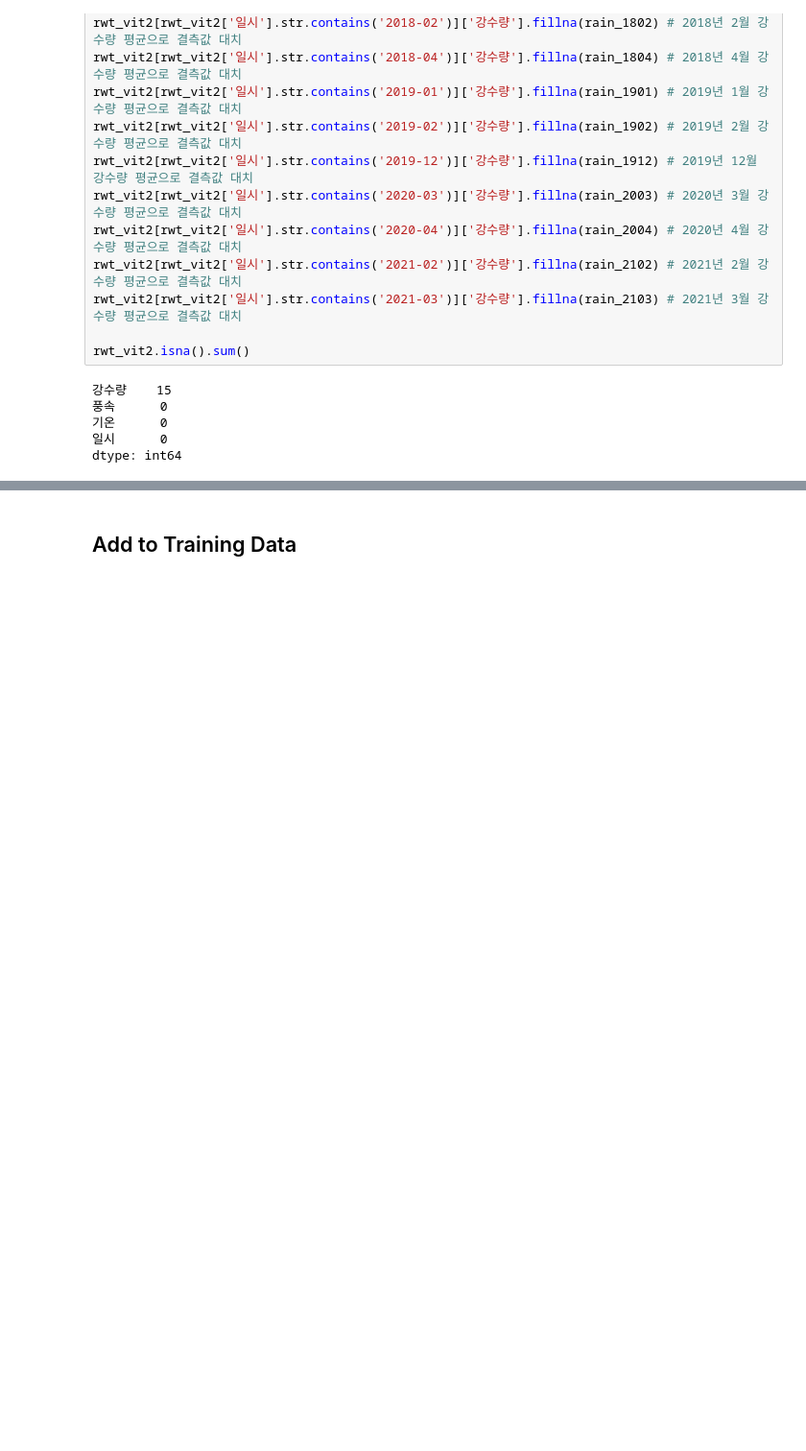
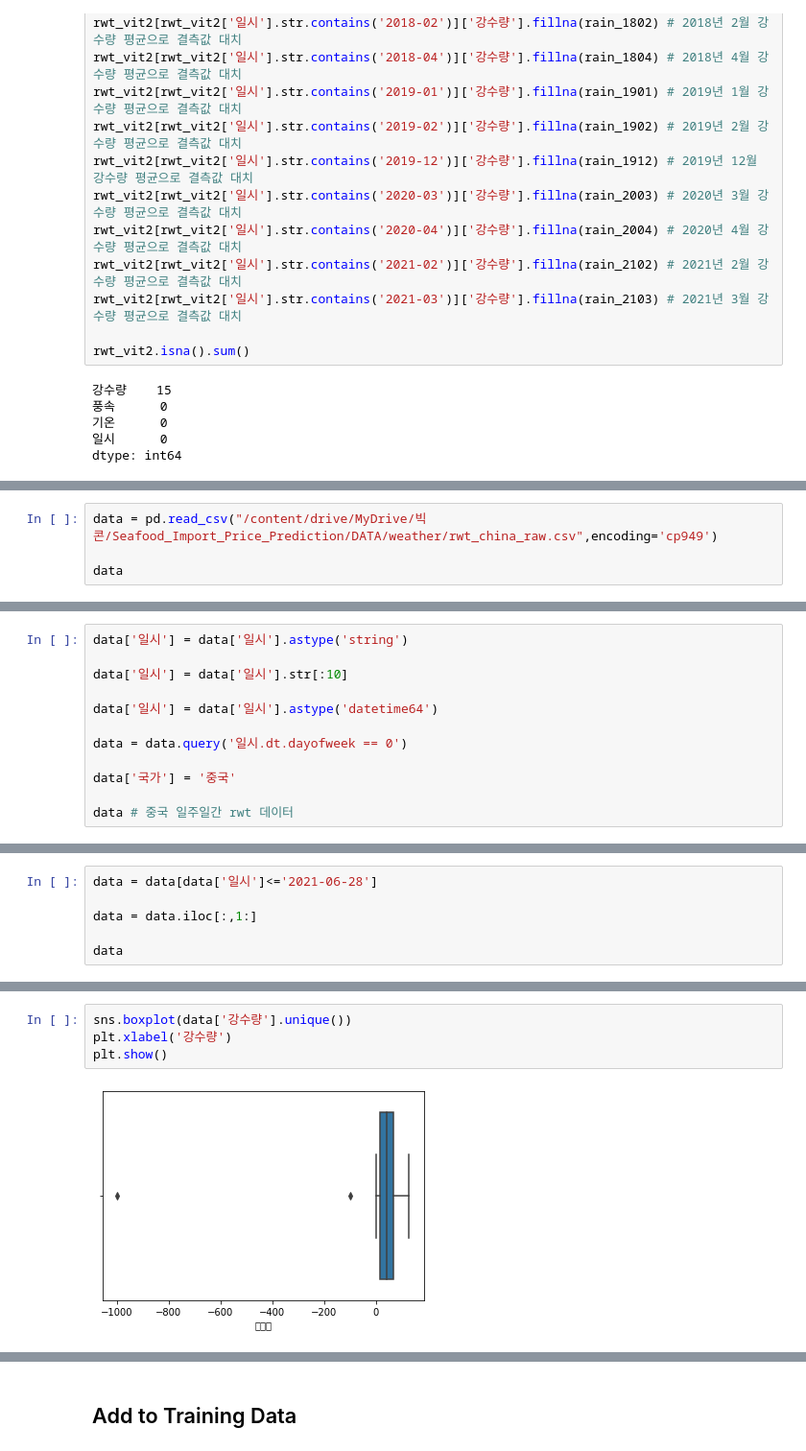
Before and after one commit to Yeony54/Project_Seafood_Import_Price_Prediction, a Jupyter notebook: Final_Preprocessing.ipynb, the cells around one changed output, grey strips where cells are left out. Shown at 96% size. Drawn from its saved outputs; the diff is of its cells as text; blank space fills up the shorter version.

```diff
--- a/Final_Preprocessing.ipynb
+++ b/Final_Preprocessing.ipynb
@@ -428,0 +533,4 @@ dtype: int64
+# %%
+data = pd.read_csv("/content/drive/MyDrive/빅콘/Seafood_Import_Price_Prediction/DATA/weather/rwt_china_raw.csv",encoding='cp949')
+
+data
@@ -428,0 +551,12 @@ dtype: int64
+# %%
+data['일시'] = data['일시'].astype('string')
+
+data['일시'] = data['일시'].str[:10]
+
+data['일시'] = data['일시'].astype('datetime64')
+
+data = data.query('일시.dt.dayofweek == 0')
+
+data['국가'] = '중국'
+
+data # 중국 일주일간 rwt 데이터
@@ -428,0 +577,6 @@ dtype: int64
+# %%
+data = data[data['일시']<='2021-06-28']
+
+data = data.iloc[:,1:]
+
+data
@@ -428,0 +597,6 @@ dtype: int64
+# %%
+sns.boxplot(data['강수량'].unique())
+plt.xlabel('강수량')
+plt.show()
+# %% [output]
+[figure, added]
```
Also changed, not shown: parts of 29 cells of this notebook.
